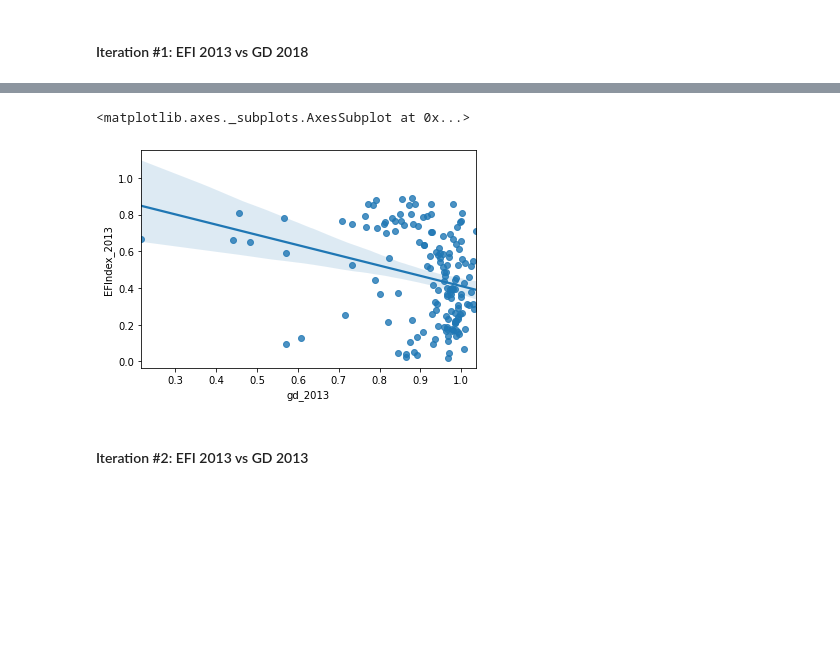
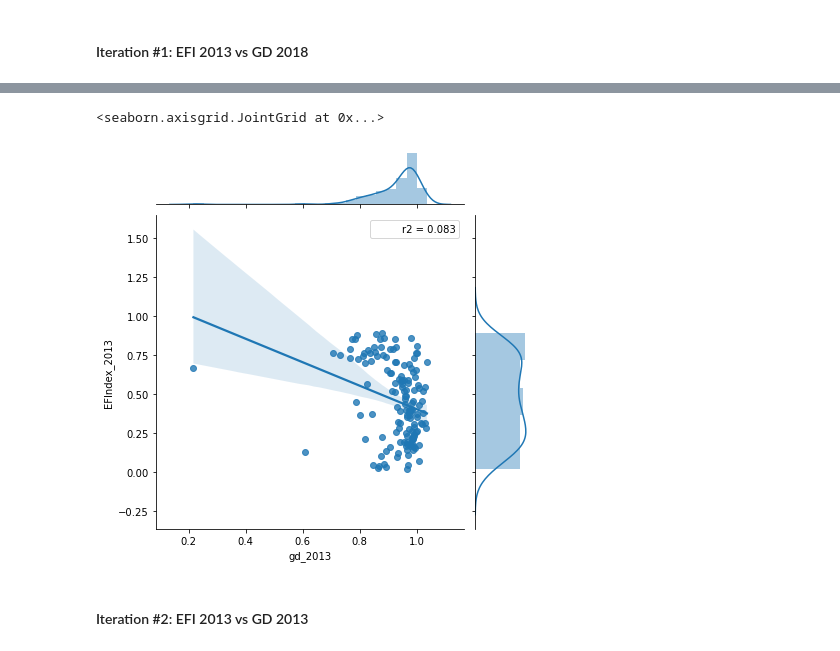
Before and after one commit to cxcollins/OMIS114_final, a Jupyter notebook: OMIS114 Final Notebook.ipynb, the cells around one changed output, grey strips where cells are left out. Drawn from its saved outputs; the diff is of its cells as text; code cells hidden in the pictures; blank space fills up the shorter version.

```diff
--- a/OMIS114 Final Notebook.ipynb
+++ b/OMIS114 Final Notebook.ipynb
@@ -475,8 +485,8 @@ analysis_4.corr()
 # %%
-sns.regplot(data=analysis_4, x='gd_2013', y='EFIndex_2013')
+sns.jointplot(data=analysis_4, x='gd_2013', y='EFIndex_2013', kind='reg', stat_func=r2)
 # %% [output]
-<matplotlib.axes._subplots.AxesSubplot at 0x...>
+<seaborn.axisgrid.JointGrid at 0x...>
-[figure, old version]
+[figure, new version]
 # %% [markdown]
 #### Iteration #2: EFI 2013 vs GD 2013
 # %%
```
Also changed, not shown: parts of 60 cells of this notebook, 1 other file.
